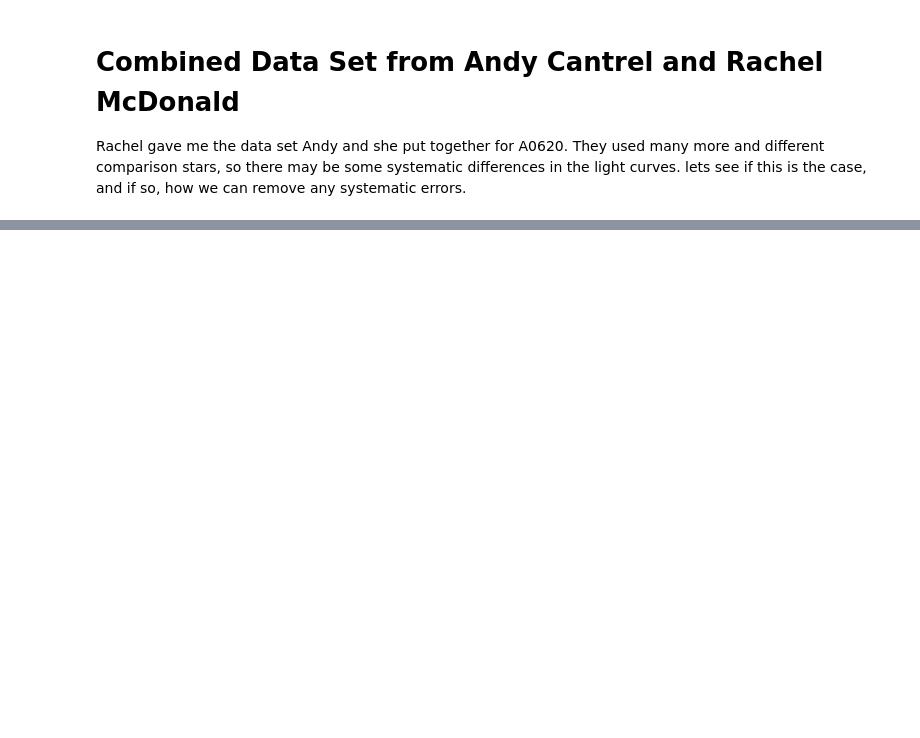
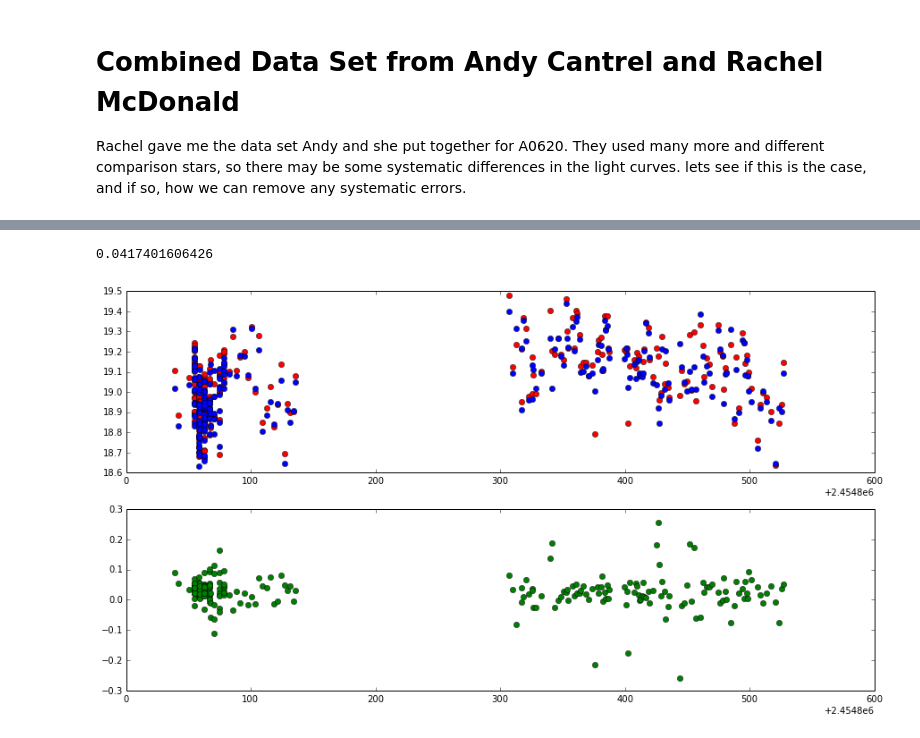
Before and after one commit to ih64/A0620, a Jupyter notebook: Untitled.ipynb, the cells around one changed output, grey strips where cells are left out. Cells and saved outputs as stored; diff of their text form; code cells hidden in the pictures; blank space fills up the shorter version.

```diff
--- a/Untitled.ipynb
+++ b/Untitled.ipynb
@@ -336,0 +360,5 @@ Rachel gave me the data set Andy and she put together for A0620. They used many
+# %%
+residualsRMAC('B')
+# %% [output]
+0.0417401606426
+[figure, added]
```
Also changed, not shown: parts of 9 cells of this notebook.
